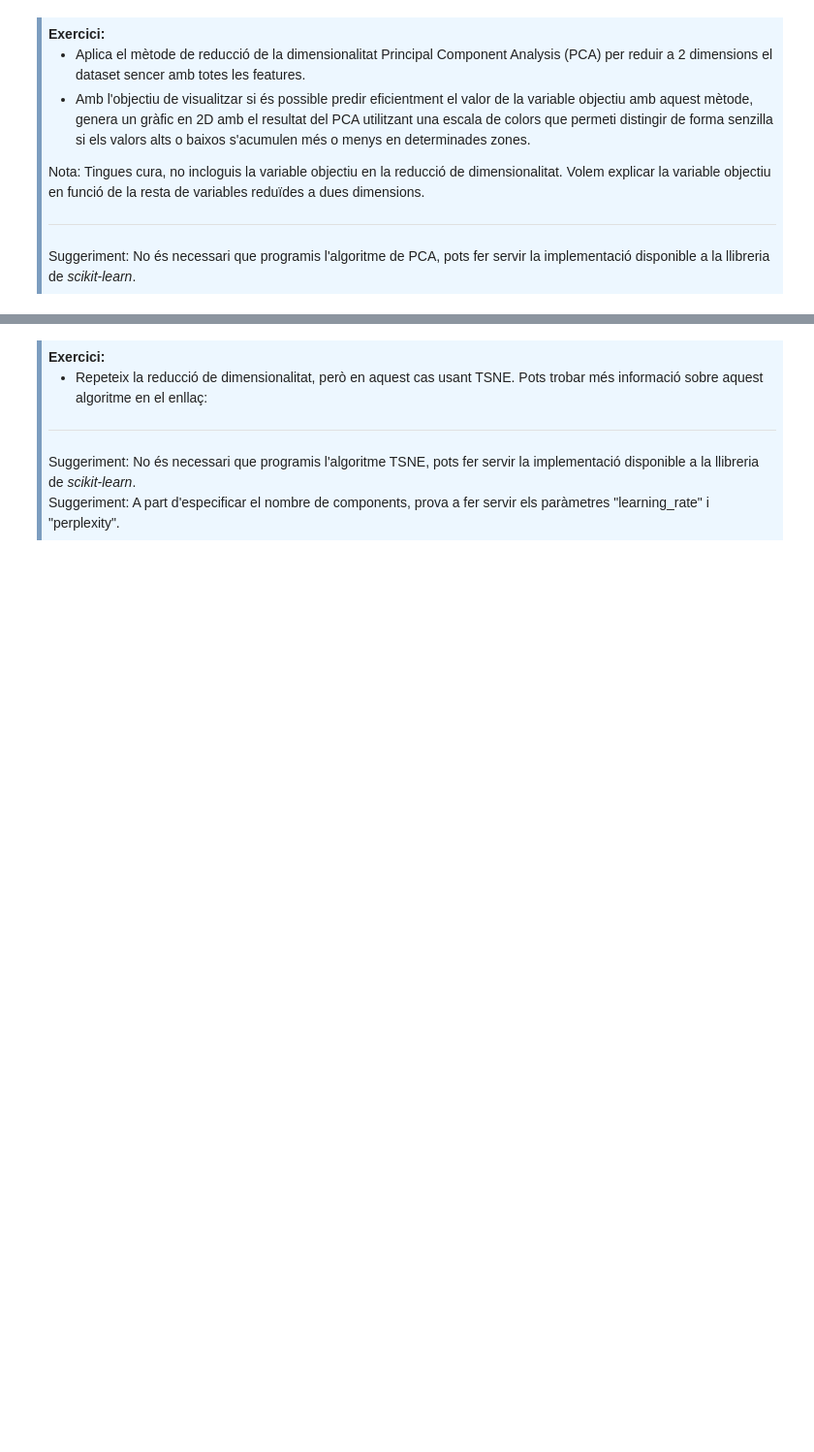
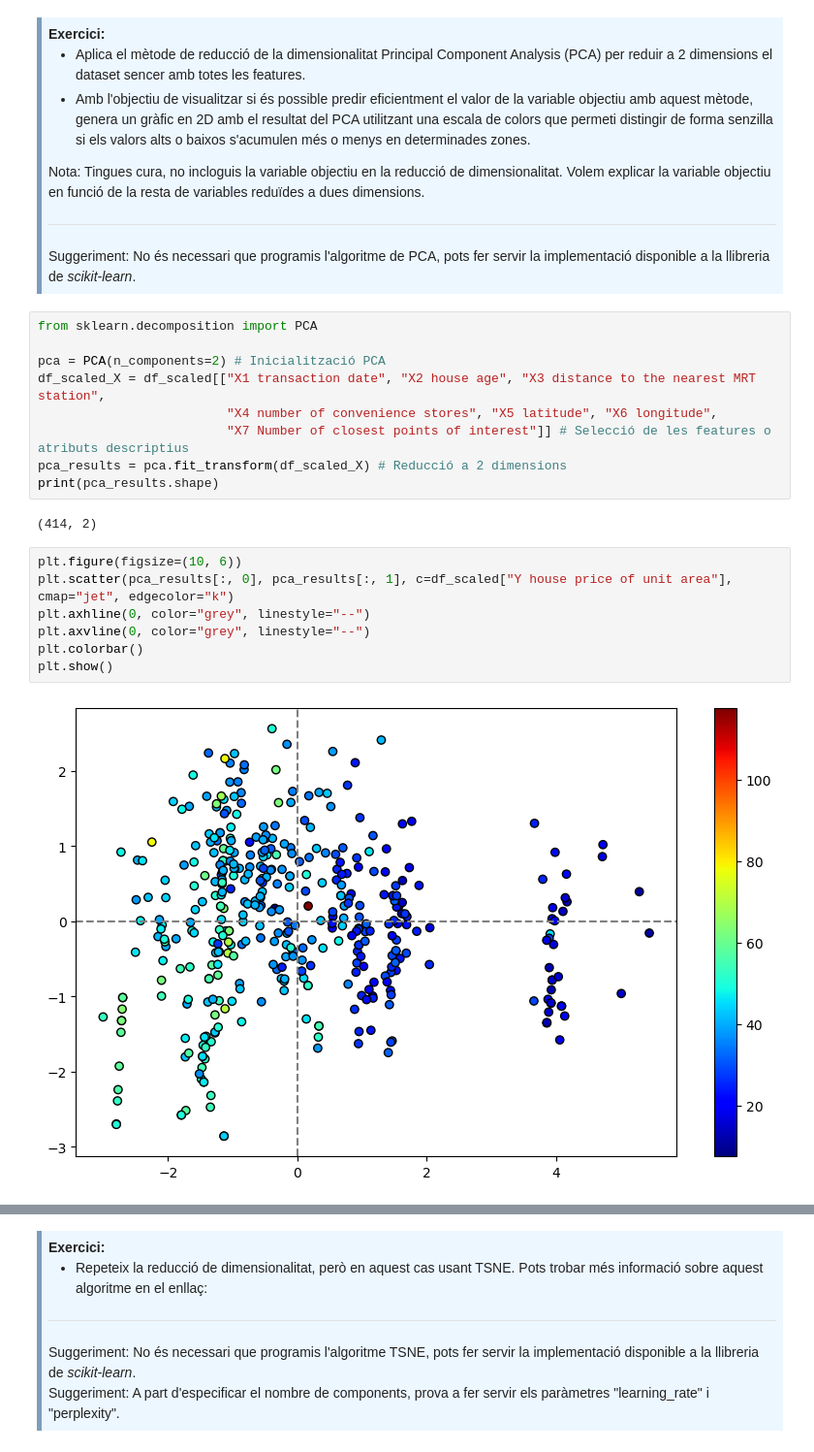
Before and after one commit to marc7666/PAC1-Aprenentatge-automatic, a Jupyter notebook: M2.991_20242_PAC1-Enunciat.ipynb, the cells around one changed output, grey strips where cells are left out. Shown at 97% size. Drawn from its saved outputs; the diff is of its cells as text; blank space fills up the shorter version.

```diff
--- a/M2.991_20242_PAC1-Enunciat.ipynb
+++ b/M2.991_20242_PAC1-Enunciat.ipynb
@@ -888,3 +888,23 @@ Nota: Tingues cura, no incloguis la variable objectiu en la reducció de dimensi
 <hr>
 Suggeriment: No és necessari que programis l'algoritme de PCA, pots fer servir la implementació disponible a la llibreria de <i>scikit-learn</i>.<br>
 </div>
+# %%
+from sklearn.decomposition import PCA
+
+pca = PCA(n_components=2) # Inicialització PCA
+df_scaled_X = df_scaled[["X1 transaction date", "X2 house age", "X3 distance to the nearest MRT station",
+                         "X4 number of convenience stores", "X5 latitude", "X6 longitude",
+                         "X7 Number of closest points of interest"]] # Selecció de les features o atributs descriptius
+pca_results = pca.fit_transform(df_scaled_X) # Reducció a 2 dimensions
+print(pca_results.shape)
+# %% [output]
+(414, 2)
+# %%
+plt.figure(figsize=(10, 6))
+plt.scatter(pca_results[:, 0], pca_results[:, 1], c=df_scaled["Y house price of unit area"], cmap="jet", edgecolor="k")
+plt.axhline(0, color="grey", linestyle="--")
+plt.axvline(0, color="grey", linestyle="--")
+plt.colorbar()
+plt.show()
+# %% [output]
+[figure, added]
```
Also changed, not shown: parts of 8 cells of this notebook.
